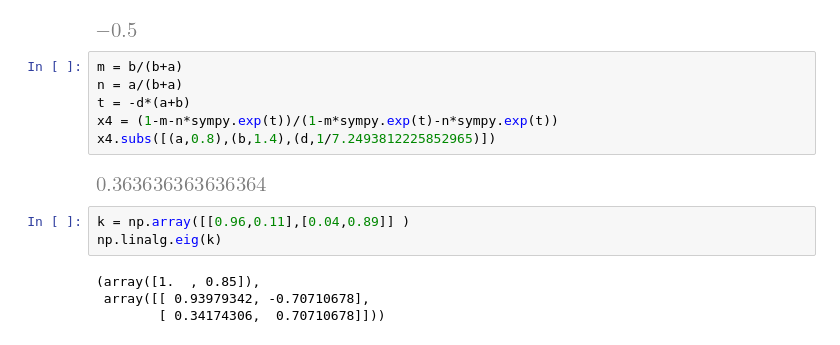
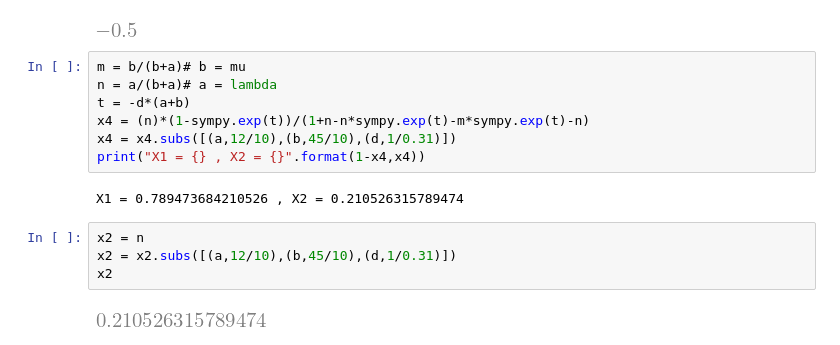
Before and after one commit to ottersome/StochasticProcesses, a Jupyter notebook: secondary_tools/This notebook whool.ipynb, the cells around one changed output. Saved outputs shown, nothing was run; the diff lists cells and outputs as text.

```diff
--- a/secondary_tools/This notebook whool.ipynb
+++ b/secondary_tools/This notebook whool.ipynb
@@ -106,17 +114,17 @@ x3.subs([(a,0.4),(b,1.2),(d,1/9.892302152041209)])
 # %% [output]
 [figure]
 # %%
-m = b/(b+a)
-n = a/(b+a)
+m = b/(b+a)# b = mu
+n = a/(b+a)# a = lambda
 t = -d*(a+b)
-x4 = (1-m-n*sympy.exp(t))/(1-m*sympy.exp(t)-n*sympy.exp(t))
-x4.subs([(a,0.8),(b,1.4),(d,1/7.2493812225852965)])
+x4 = (n)*(1-sympy.exp(t))/(1+n-n*sympy.exp(t)-m*sympy.exp(t)-n)
+x4 = x4.subs([(a,12/10),(b,45/10),(d,1/0.31)])
+print("X1 = {} , X2 = {}".format(1-x4,x4))
 # %% [output]
-[figure, removed]
+X1 = 0.789473684210526 , X2 = 0.210526315789474
 # %%
-k = np.array([[0.96,0.11],[0.04,0.89]] )
-np.linalg.eig(k)
+x2 = n
+x2 = x2.subs([(a,12/10),(b,45/10),(d,1/0.31)])
+x2
 # %% [output]
-(array([1.  , 0.85]),
- array([[ 0.93979342, -0.70710678],
-        [ 0.34174306,  0.70710678]]))
+[figure, added]
```
Also changed, not shown: parts of 3 cells of this notebook, 3 other files.
